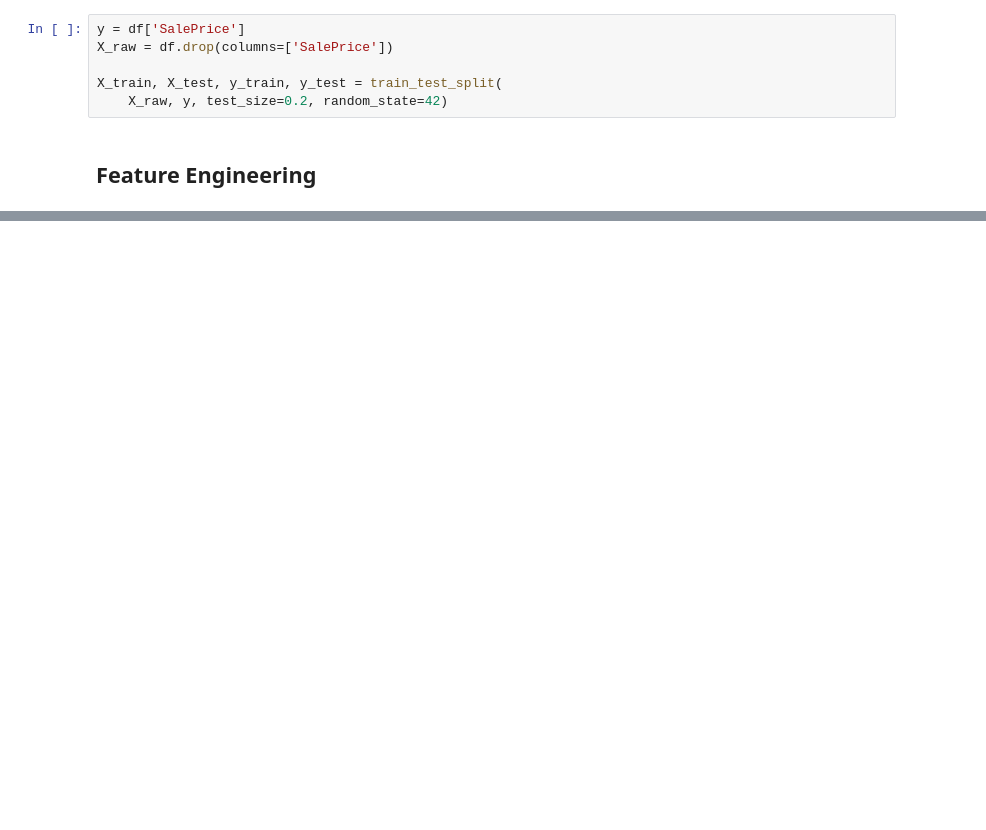
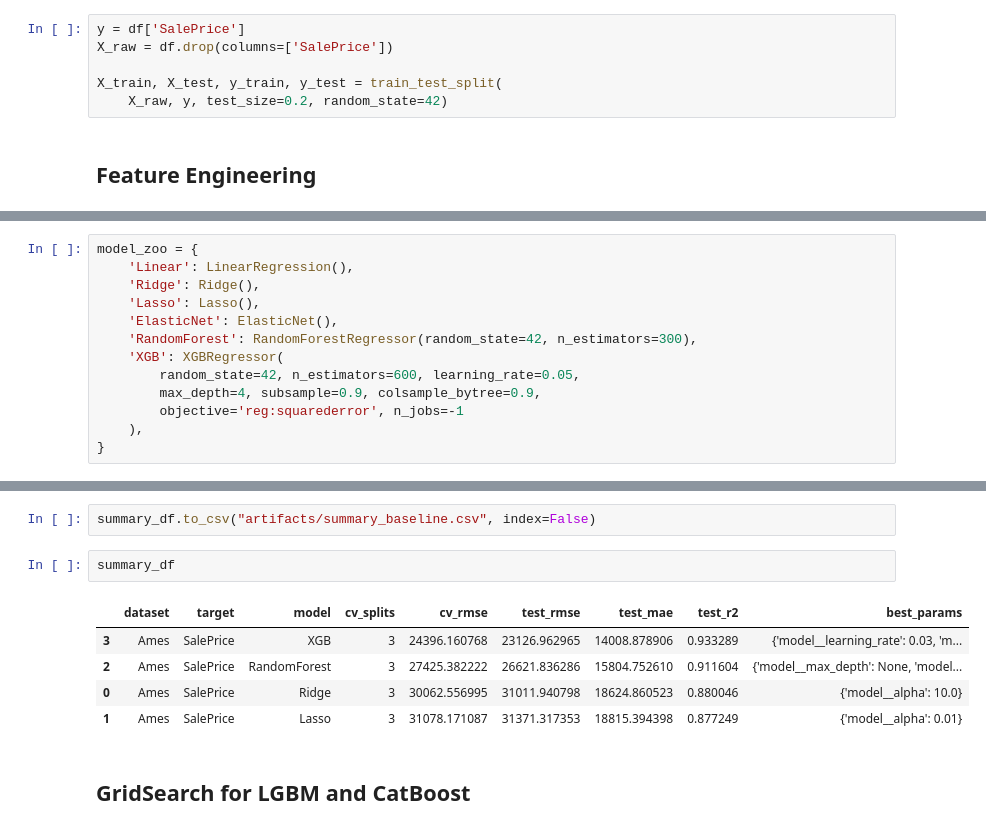
Before and after one commit to back2daroots/Ames_Housing, a Jupyter notebook: Notebooks/ames_housing.ipynb, the cells around one changed output, grey strips where cells are left out. Drawn from its saved outputs; the diff is of its cells as text; blank space fills up the shorter version.

```diff
--- a/Notebooks/ames_housing.ipynb
+++ b/Notebooks/ames_housing.ipynb
@@ -460,0 +211,13 @@ plt.savefig('xgb_feature_importance(top20.png')
+# %%
+model_zoo = {
+    'Linear': LinearRegression(),
+    'Ridge': Ridge(),
+    'Lasso': Lasso(),
+    'ElasticNet': ElasticNet(),
+    'RandomForest': RandomForestRegressor(random_state=42, n_estimators=300),
+    'XGB': XGBRegressor(
+        random_state=42, n_estimators=600, learning_rate=0.05,
+        max_depth=4, subsample=0.9, colsample_bytree=0.9,
+        objective='reg:squarederror', n_jobs=-1
+    ),
+}
@@ -460,0 +395,12 @@ plt.savefig('xgb_feature_importance(top20.png')
+# %%
+summary_df.to_csv("artifacts/summary_baseline.csv", index=False)
+# %%
+summary_df
+# %% [output]
+|  | dataset | target | model | cv_splits | cv_rmse | test_rmse | test_mae | test_r2 | best_params |
+| 3 | Ames | SalePrice | XGB | 3 | 24396.160768 | 23126.962965 | 14008.878906 | 0.933289 | {'model__learning_rate': 0.03, 'm... |
+| 2 | Ames | SalePrice | RandomForest | 3 | 27425.382222 | 26621.836286 | 15804.752610 | 0.911604 | {'model__max_depth': None, 'model... |
+| 0 | Ames | SalePrice | Ridge | 3 | 30062.556995 | 31011.940798 | 18624.860523 | 0.880046 | {'model__alpha': 10.0} |
+| 1 | Ames | SalePrice | Lasso | 3 | 31078.171087 | 31371.317353 | 18815.394398 | 0.877249 | {'model__alpha': 0.01} |
+# %% [markdown]
+## GridSearch for LGBM and CatBoost
```
Also changed, not shown: parts of 65 cells of this notebook.
